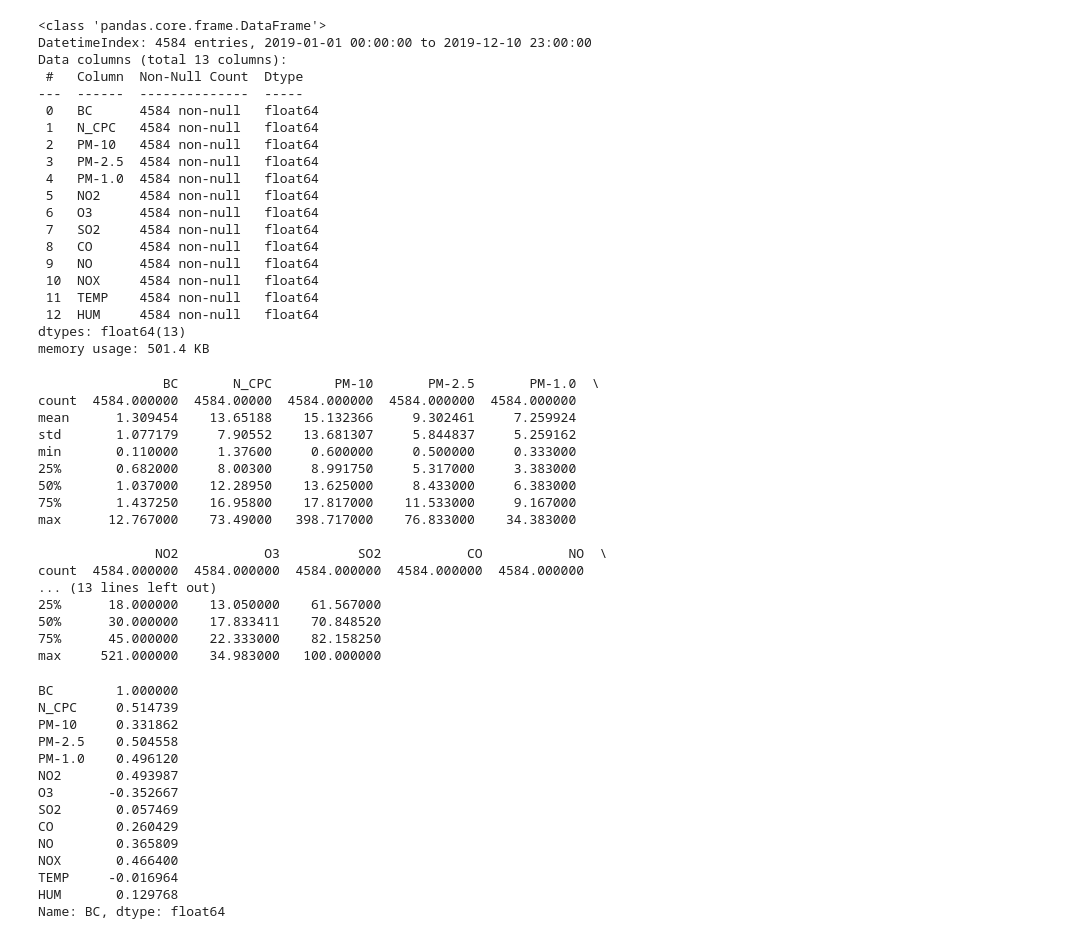
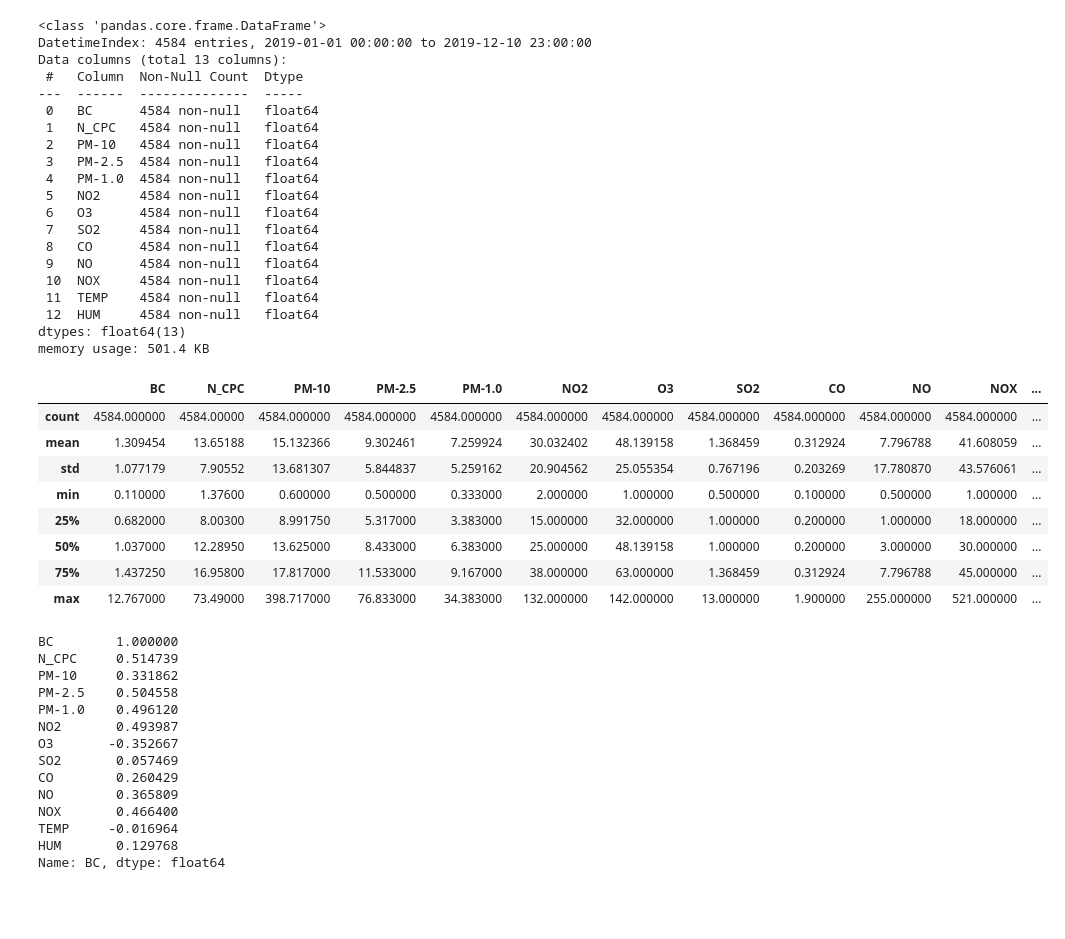
Before and after one commit to M3lo00/TOML_Homeworks, a Jupyter notebook: Homework3-4/data_exploration.ipynb, the cells around one changed output. Saved outputs shown, nothing was run; the diff lists cells and outputs as text; code cells hidden in the pictures; blank space fills up the shorter version.

```diff
--- a/Homework3-4/data_exploration.ipynb
+++ b/Homework3-4/data_exploration.ipynb
@@ -151,27 +149,18 @@ Data columns (total 13 columns):
  12  HUM     4584 non-null   float64
 dtypes: float64(13)
 memory usage: 501.4 KB
-# %%
-summary_statistics = data.describe()
-print(summary_statistics)
-# %% [output]
-                BC       N_CPC        PM-10       PM-2.5       PM-1.0  \
-count  4584.000000  4584.00000  4584.000000  4584.000000  4584.000000
-mean      1.309454    13.65188    15.132366     9.302461     7.259924
-std       1.077179     7.90552    13.681307     5.844837     5.259162
-min       0.110000     1.37600     0.600000     0.500000     0.333000
-25%       0.682000     8.00300     8.991750     5.317000     3.383000
-50%       1.037000    12.28950    13.625000     8.433000     6.383000
-75%       1.437250    16.95800    17.817000    11.533000     9.167000
-max      12.767000    73.49000   398.717000    76.833000    34.383000
-
-               NO2           O3          SO2           CO           NO  \
-count  4584.000000  4584.000000  4584.000000  4584.000000  4584.000000
-... (13 lines left out)
-25%      18.000000    13.050000    61.567000
-50%      30.000000    17.833411    70.848520
-75%      45.000000    22.333000    82.158250
-max     521.000000    34.983000   100.000000
+# %%
+data.describe()
+# %% [output]
+|  | BC | N_CPC | PM-10 | PM-2.5 | PM-1.0 | NO2 | O3 | SO2 | CO | NO | NOX | ... |
+| count | 4584.000000 | 4584.00000 | 4584.000000 | 4584.000000 | 4584.000000 | 4584.000000 | 4584.000000 | 4584.000000 | 4584.000000 | 4584.000000 | 4584.000000 | ... |
+| mean | 1.309454 | 13.65188 | 15.132366 | 9.302461 | 7.259924 | 30.032402 | 48.139158 | 1.368459 | 0.312924 | 7.796788 | 41.608059 | ... |
+| std | 1.077179 | 7.90552 | 13.681307 | 5.844837 | 5.259162 | 20.904562 | 25.055354 | 0.767196 | 0.203269 | 17.780870 | 43.576061 | ... |
+| min | 0.110000 | 1.37600 | 0.600000 | 0.500000 | 0.333000 | 2.000000 | 1.000000 | 0.500000 | 0.100000 | 0.500000 | 1.000000 | ... |
+| 25% | 0.682000 | 8.00300 | 8.991750 | 5.317000 | 3.383000 | 15.000000 | 32.000000 | 1.000000 | 0.200000 | 1.000000 | 18.000000 | ... |
+| 50% | 1.037000 | 12.28950 | 13.625000 | 8.433000 | 6.383000 | 25.000000 | 48.139158 | 1.000000 | 0.200000 | 3.000000 | 30.000000 | ... |
+| 75% | 1.437250 | 16.95800 | 17.817000 | 11.533000 | 9.167000 | 38.000000 | 63.000000 | 1.368459 | 0.312924 | 7.796788 | 45.000000 | ... |
+| max | 12.767000 | 73.49000 | 398.717000 | 76.833000 | 34.383000 | 132.000000 | 142.000000 | 13.000000 | 1.900000 | 255.000000 | 521.000000 | ... |
 # %%
 correlations = data.corr()
 bc_correlations = correlations['BC']
```
Also changed, not shown: parts of 3 cells of this notebook.
